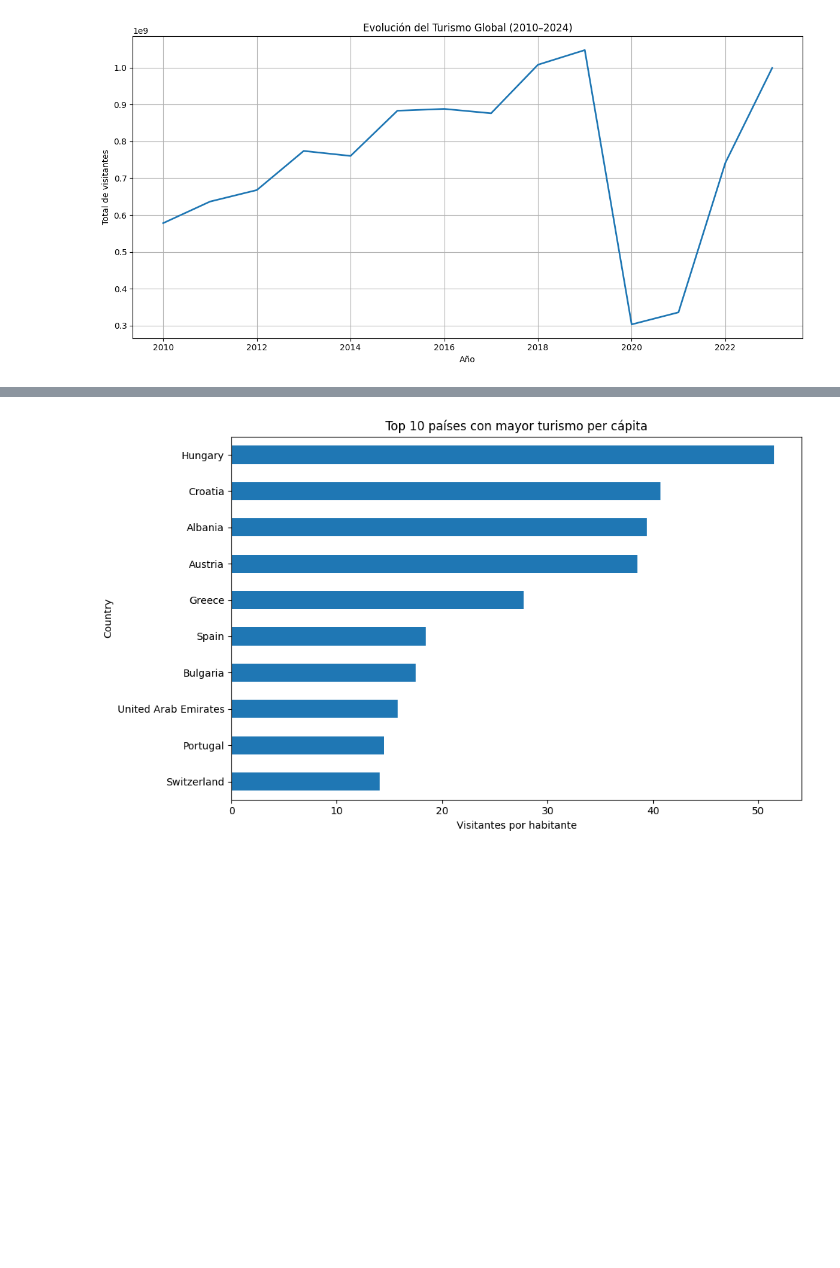
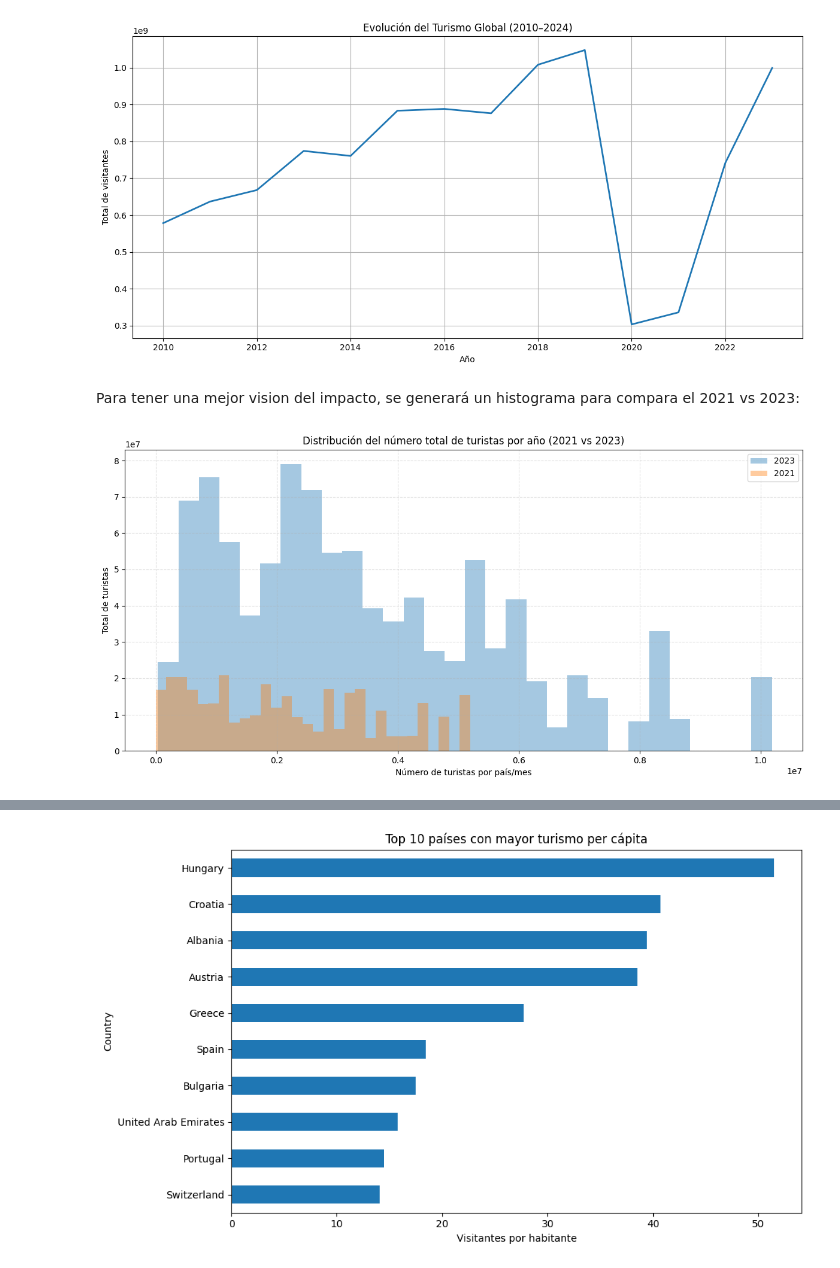
Before and after one commit to troiti1/EDA, a Jupyter notebook: notebooks/2_data_visualization.ipynb, the cells around one changed output, grey strips where cells are left out. Saved outputs shown, nothing was run; the diff lists cells and outputs as text; code cells hidden in the pictures; blank space fills up the shorter version.

Commit message:
Actualizar README y notebook con nuevas visualizaciones

```diff
--- a/notebooks/2_data_visualization.ipynb
+++ b/notebooks/2_data_visualization.ipynb
@@ -53,3 +63,25 @@ plt.tight_layout()
 plt.show()
 # %% [output]
 [figure]
+# %% [markdown]
+Para tener una mejor vision del impacto, se generará un histograma para compara el 2021 vs 2023:
+# %%
+# Filtrar años relevantes
+years = [2023, 2021]
+df_years = df_tourism[df_tourism["Year"].isin([2021, 2023])]
+
+plt.figure(figsize=(12,6))
+
+for year in years:
+    data = df_years[df_years["Year"] == year]["N_visitors"]
+    plt.hist(data, bins=30, alpha=0.4, label=str(year), weights=data)
+
+plt.title("Distribución del número total de turistas por año (2021 vs 2023)")
+plt.xlabel("Número de turistas por país/mes")
+plt.ylabel("Total de turistas")
+plt.legend()
+plt.grid(True, linestyle='--', alpha=0.4)
+plt.tight_layout()
+plt.show()
+# %% [output]
+[figure, added]
```
Also changed, not shown: parts of 14 cells of this notebook, 1 other file.
